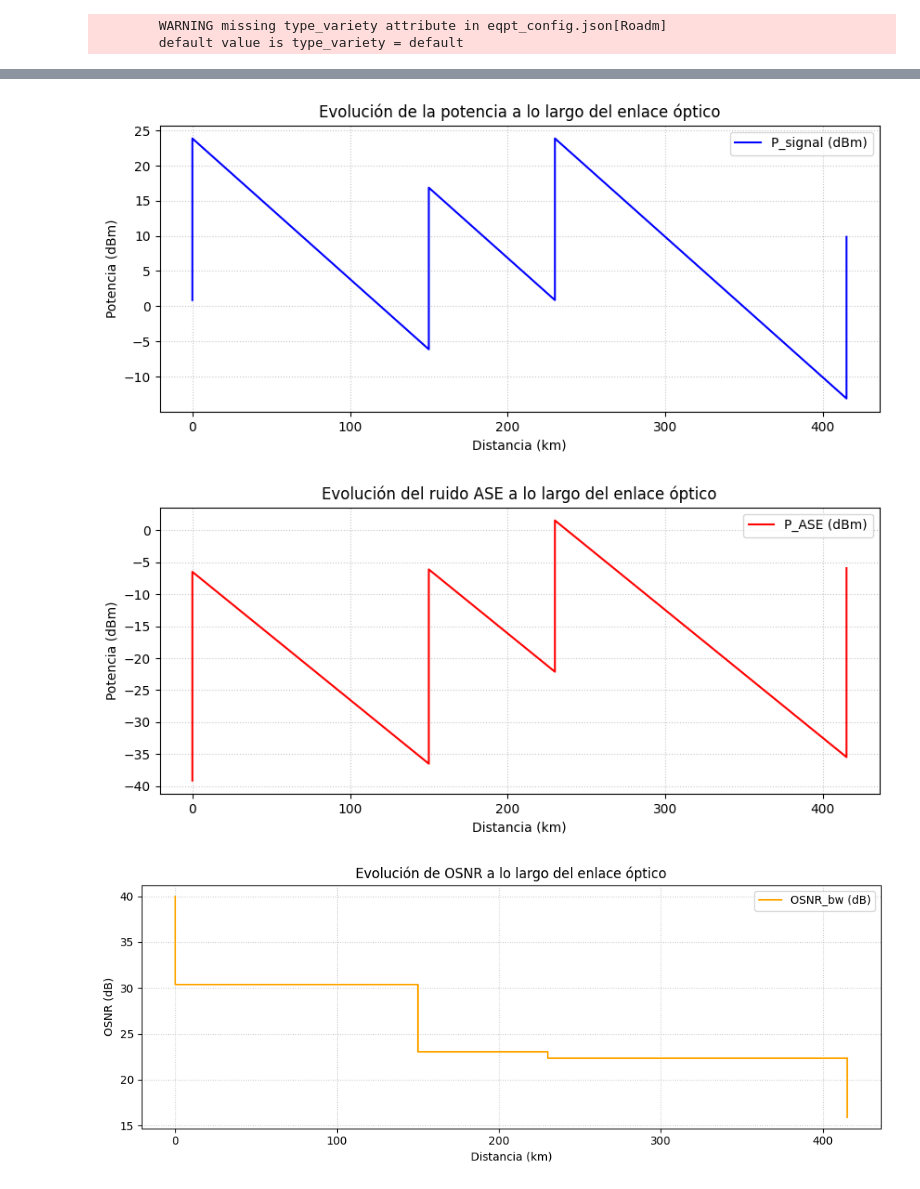
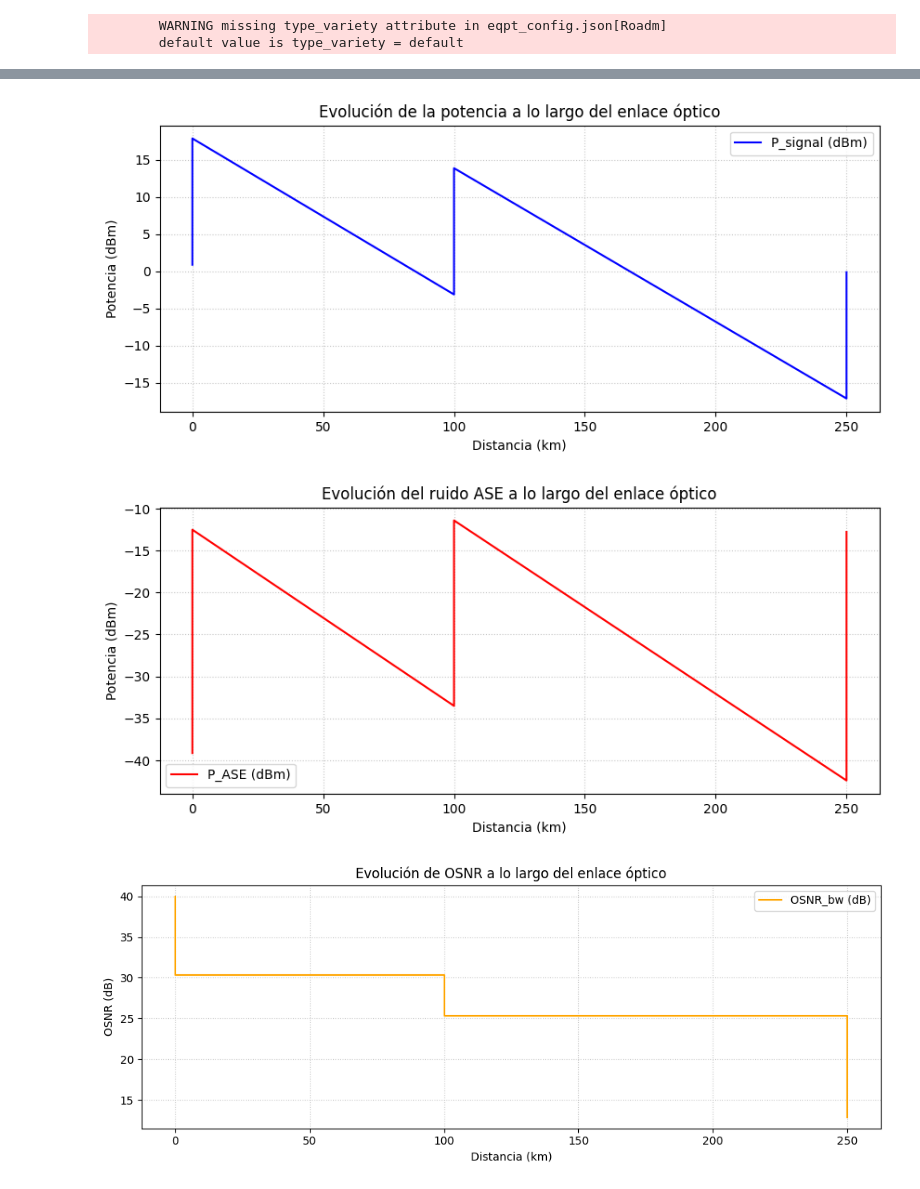
Before and after one commit to martinizin/gui_redp2p, a Jupyter notebook: versionamientos/escenario02.ipynb, the cells around one changed output, grey strips where cells are left out. Saved outputs shown, nothing was run; the diff lists cells and outputs as text; code cells hidden in the pictures.

```diff
--- a/versionamientos/escenario02.ipynb
+++ b/versionamientos/escenario02.ipynb
@@ -22,7 +22,6 @@ P_tot_dbm_input = float(input("Introduce la potencia total del transmisor en dBm
 nf1 = float(input("Introduce NF para EDFA1 en dB(Para cálculos manuales ) : "))
 nf2 = float(input("Introduce NF para EDFA2 en dB(Para cálculos manuales ): "))
 nf3 = float(input("Introduce NF para EDFA3 en dB(Para cálculos manuales ): "))
-nf4=  float(input("Introduce NF para EDFA4 en dB(Para cálculos manuales ): "))
 
 tx_power_dbm = P_tot_dbm_input - 10 * np.log10(nch)
 print(f"\nNúmero de canales: {nch}, Potencia total Tx: {P_tot_dbm_input:.2f} dBm → Potencia por canal: {tx_power_dbm:.2f} dBm\n")
@@ -67,13 +66,13 @@ si.ase = np.array([np.sum(ch.power) / lin_osnr0 for ch in si.carriers], dtype=np
 
 # 5) Cargar red y nodos
 equipment = load_equipment(Path("eqpt_final.json"))
-network = load_network(Path("enlace_WDM.json"), equipment)
+network = load_network(Path("topologiaEdfa1.json"), equipment)
 tx = next(n for n in network.nodes if isinstance(n, Transceiver) and n.uid == "Site_A")
 rx = next(n for n in network.nodes if isinstance(n, Transceiver) and n.uid == "Site_B")
 edfas = sorted([n for n in network.nodes if isinstance(n, Edfa)], key=lambda x: x.uid)
 fibs = sorted([n for n in network.nodes if isinstance(n, Fiber)], key=lambda x: x.uid)
-edfa1, edfa2, edfa3, edfa4 = edfas
-span1, span2 , span3 = fibs[0], fibs[1], fibs[2]
+edfa1, edfa2, edfa3 = edfas
+span1, span2 = fibs[0], fibs[1]
 
 # 6) Gráficas: estructuras de datos
 plot_data = {'distance': [], 'signal_power': [], 'ase_power': [], 'osnr_bw': []}
@@ -188,36 +187,6 @@ current_total_ase_lin_for_parallel_calc = (current_total_ase_lin_for_parallel_ca
 print_stage(edfa3.uid, p3, o3, o3_1, current_total_ase_lin_for_parallel_calc)
 add_plot_point(current_distance, si, o3)
 
-# Span3
-ase_before = si.ase.copy()
-nli_before = si.nli.copy()
-p_in = watt2dbm(sum(ch.power[0] for ch in si.carriers))
-ase_in_lin = current_total_ase_lin_for_parallel_calc
-span3.ref_pch_in_dbm = p_in - 10 * np.log10(nch)
-si = span3(si)
-loss3_dB = span3.params.loss_coef * span3.params.length + span3.params.con_in + span3.params.con_out + span3.params.att_in
-loss3_lin = 10**(-loss3_dB / 10)
-si.ase = ase_before * loss3_lin
-si.nli = nli_before * loss3_lin
-current_total_ase_lin_for_parallel_calc = ase_in_lin * loss3_lin
-p_s3 = watt2dbm(sum(ch.power[0] for ch in si.carriers))
-o_s3 = get_avg_osnr_db(si)
-o_s3_1 = get_avg_osnr_01nm_db(si)
-current_distance += span3.params.length / 1000
-print_stage(span3.uid, p_s3, o_s3, o_s3_1, current_total_ase_lin_for_parallel_calc)
-add_plot_point(current_distance, si, o_s3)
-
-# EDFA4
-si = edfa4(si)
-p4 = watt2dbm(sum(ch.power[0] for ch in si.carriers))
-o4 = get_avg_osnr_db(si)
-o4_1 = get_avg_osnr_01nm_db(si)
-gain4_db = edfa4.operational.gain_target
-p_ase4 = dbm2watt(QUANTUM_NOISE_FLOOR_DBM + nf4 + gain4_db)
-current_total_ase_lin_for_parallel_calc = (current_total_ase_lin_for_parallel_calc * 10**(gain4_db / 10)) + p_ase4
-print_stage(edfa4.uid, p4, o4, o4_1, current_total_ase_lin_for_parallel_calc)
-add_plot_point(current_distance, si, o4)
-
 # Site_B
 si = rx(si)
 p_rb = watt2dbm(sum(ch.power[0] for ch in si.carriers))
@@ -288,3 +255,3 @@ Advertencia: La potencia de la señal recibida (-9.00 dBm) es menor que la sensi
-[figure, old version]
+[figure, new version]
-[figure, old version]
+[figure, new version]
-[figure, old version]
+[figure, new version]
```
Also changed, not shown: parts of 1 cell of this notebook, 8 other files.
